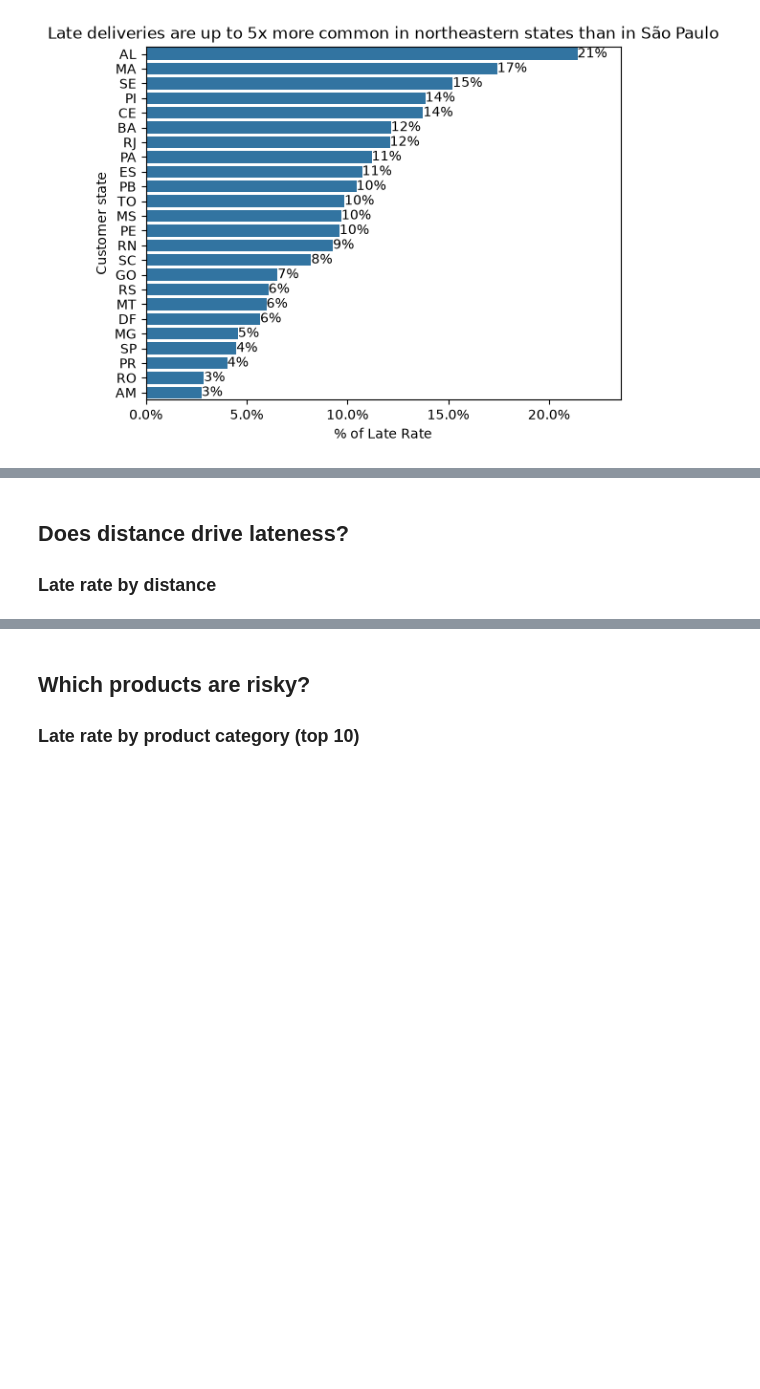
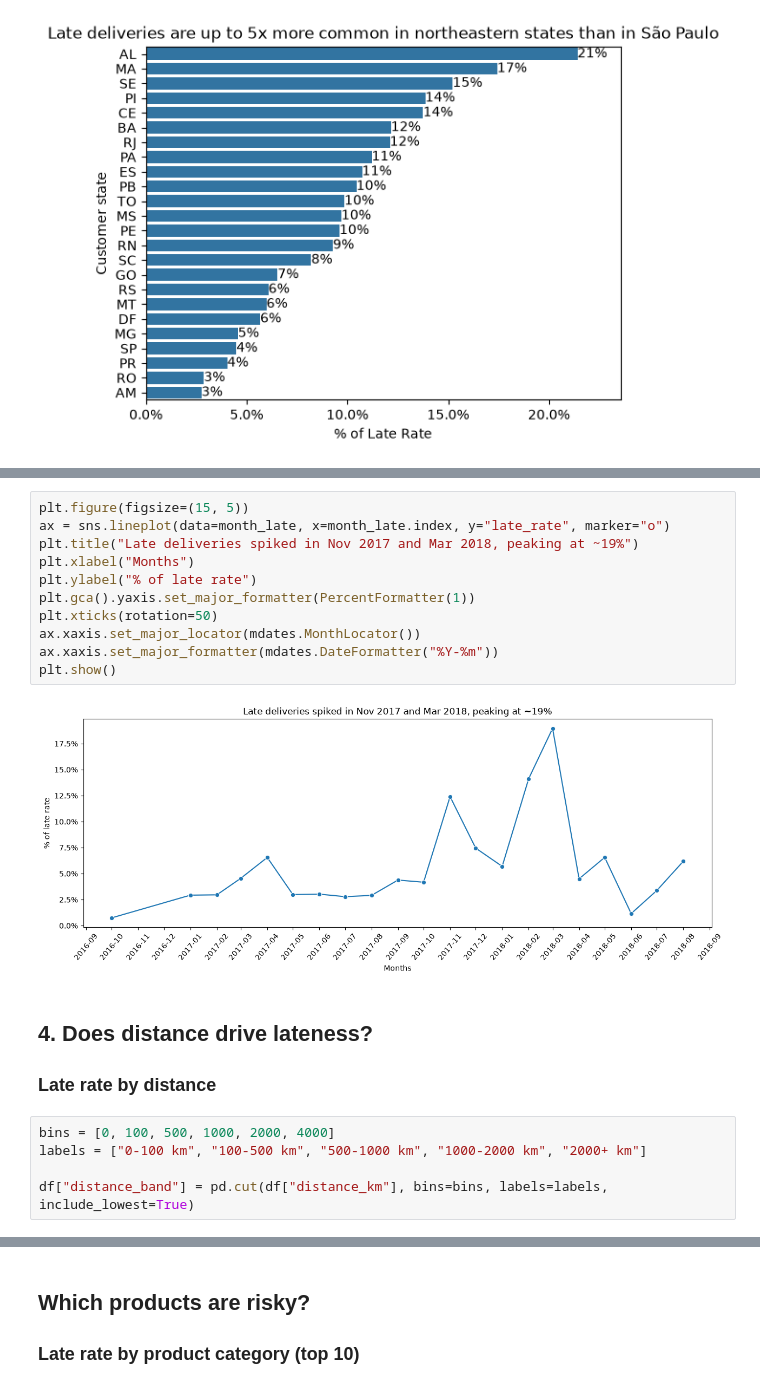
Before and after one commit to Abhigna008/olist-late-delivery-prediction, a Jupyter notebook: notebooks/01_eda.ipynb, the cells around one changed output, grey strips where cells are left out. Drawn from its saved outputs; the diff is of its cells as text; blank space fills up the shorter version.

```diff
--- a/notebooks/01_eda.ipynb
+++ b/notebooks/01_eda.ipynb
@@ -199,4 +277,22 @@ plt.show()
+# %%
+plt.figure(figsize=(15, 5))
+ax = sns.lineplot(data=month_late, x=month_late.index, y="late_rate", marker="o")
+plt.title("Late deliveries spiked in Nov 2017 and Mar 2018, peaking at ~19%")
+plt.xlabel("Months")
+plt.ylabel("% of late rate")
+plt.gca().yaxis.set_major_formatter(PercentFormatter(1))
+plt.xticks(rotation=50)
+ax.xaxis.set_major_locator(mdates.MonthLocator())
+ax.xaxis.set_major_formatter(mdates.DateFormatter("%Y-%m"))
+plt.show()
+# %% [output]
+[figure, added]
 # %% [markdown]
-## Does distance drive lateness?
+## 4. Does distance drive lateness?
 
 ### Late rate by distance
+# %%
+bins = [0, 100, 500, 1000, 2000, 4000]
+labels = ["0-100 km", "100-500 km", "500-1000 km", "1000-2000 km", "2000+ km"]
+
+df["distance_band"] = pd.cut(df["distance_km"], bins=bins, labels=labels, include_lowest=True)
```
Also changed, not shown: parts of 14 cells of this notebook.
